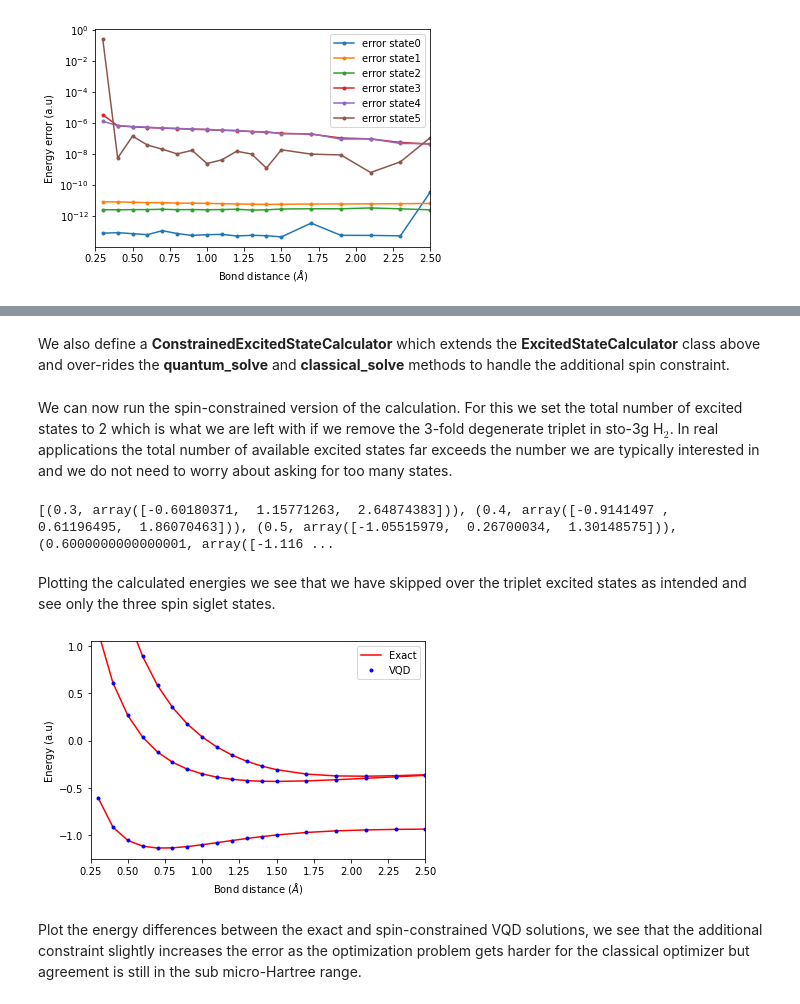
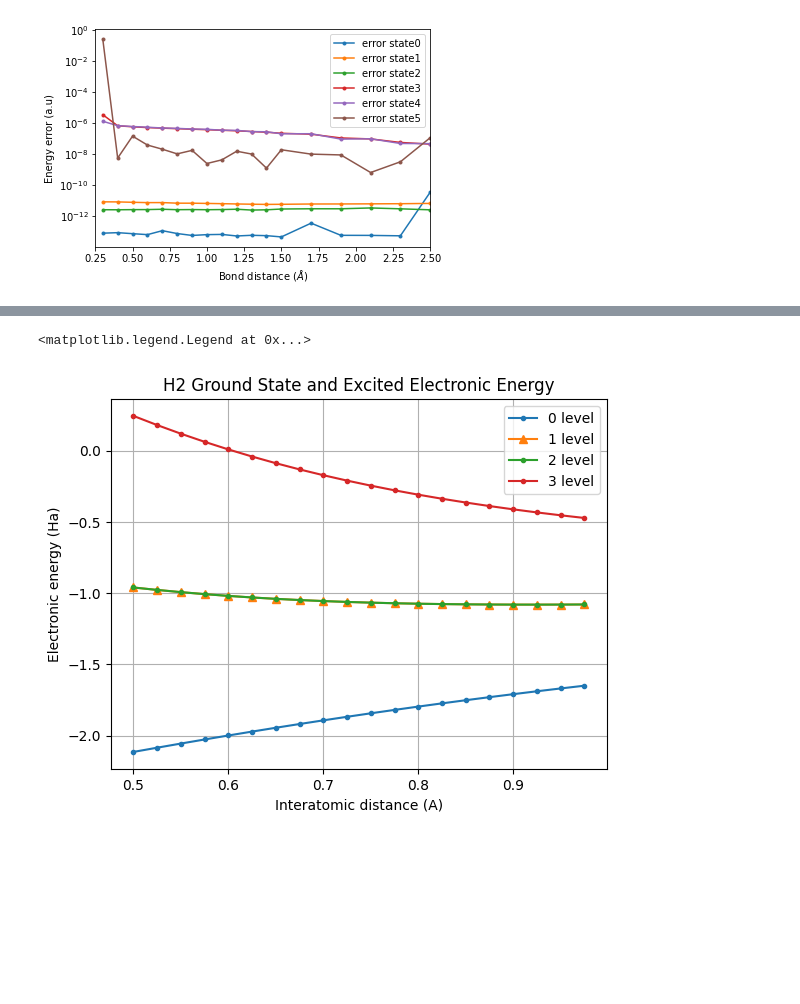
Before and after one commit to qiskit-community/qiskit-community-tutorials, a Jupyter notebook: chemistry/VQD_tutorial.ipynb, the cells around one changed output, grey strips where cells are left out. Drawn from its saved outputs; the diff is of its cells as text; code cells hidden in the pictures; blank space fills up the shorter version.

Commit message:
vqd with qiskit_algorithms

```diff
--- a/chemistry/VQD_tutorial.ipynb
+++ b/chemistry/VQD_tutorial.ipynb
@@ -70,10 +57,8 @@ The **cost_fun_gen** function puts together the VQD cost function expression and
 
 The **calculate function** loops over each of the requested target states and calls the classical optimizer (P_BFGS in this case) to refine the parameters for each eigenstate.
 # %%
-from qiskit.opflow import StateFn, ExpectationFactory, CircuitStateFn, ListOp, CircuitSampler
-from qiskit.opflow import I, X, Y, Z, Zero, One, Plus, Minus, PauliExpectation
-from qiskit.providers.aer import AerSimulator
-from qiskit.algorithms.optimizers import P_BFGS, L_BFGS_B, NELDER_MEAD, COBYLA
+#from qiskit.opflow import StateFn, ExpectationFactory, CircuitStateFn
+from qiskit.circuit.library import IGate, ZGate
 import numpy.random as npr
 import scipy.linalg as sl
 from scipy.optimize import minimize
@@ -89,7 +74,7 @@ class VQD:
         hq_op = self.qOps[0]  #Hamiltonian
 
         #Construct the n-qubit |0><0| projection operator needed for overlap estimation using opflow .
-        Qp = (1/2) * ( I + Z )
+        Qp = (1/2) * (IGate() + ZGate())
         self.zProj = Qp
         for iq in range(1, hq_op.num_qubits):
             self.zProj ^= Qp
@@ -418,2 +408,0 @@ class SpinConstrainedVQD(VQD):
-# %% [markdown]
-We also define a **ConstrainedExcitedStateCalculator** which extends the **ExcitedStateCalculator** class above and over-rides the **quantum_solve** and **classical_solve** methods to handle the additional spin constraint.
@@ -459,50 +409,17 @@ class ConstrainedExcitedStateCalculator(ExcitedStateCalculator):
-# %% [markdown]
-We can now run the spin-constrained version of the calculation. For this we set the total number of excited states to 2 which is what we are left with if we remove the 3-fold degenerate triplet in sto-3g H$_2$. In real applications the total number of available excited states far exceeds the number we are typically interested in and we do not need to worry about asking for too many states.
 # %%
-n_excited_states = 2
-counter = 0
-geom_vs_efci = []
+energies = np.array(energies)
 
-for bond_distance in [ 0.3 + i*0.1 for i in range(12) ] + [ 1.5 + i*0.2 for i in range(6) ]:
-    #define molecular geometry
-    geometry = [["H", [0.0, 0.0, 0.0]], ["H", [0.0, 0.0, bond_distance]]]
+for j in range(k):
+    if j == 1:
+        pylab.plot(distances, energies[:, j], label=f'{j} level', marker='^')
+    else:
+        pylab.plot(distances, energies[:, j], label=f'{j} level', marker='.')
 
-    #instantiate the solver
-
-    pes = ConstrainedExcitedStateCalculator(geometry)
-    fci_eigs = pes.classical_solve(n_excited_states)
-
-    geom_vs_efci.append((bond_distance, fci_eigs))
-
-    counter += 1
-
-print(geom_vs_efci)
+pylab.grid()
+pylab.xlabel('Interatomic distance (A)')
+pylab.ylabel('Electronic energy (Ha)')
+pylab.title('H2 Ground State and Excited Electronic Energy')
+pylab.legend(loc='upper right')
 # %% [output]
-[(0.3, array([-0.60180371,  1.15771263,  2.64874383])), (0.4, array([-0.9141497 ,  0.61196495,  1.86070463])), (0.5, array([-1.05515979,  0.26700034,  1.30148575])), (0.6000000000000001, array([-1.116 ...
+<matplotlib.legend.Legend at 0x...>
+[figure, added]
-# %% [markdown]
-Plotting the calculated energies we see that we have skipped over the triplet excited states as intended and see only  the three spin siglet states.
-# %%
-import matplotlib.pyplot as plt
-
-x = [ t[0] for t in geom_vs_energies ]
-for iex in range(n_excited_states + 1):
-    e_ex = [ t[1][iex] for t in geom_vs_energies ]
-    fci_ex = [ t[1][iex] for t in geom_vs_efci ]
-    if iex == 0:
-        plt.plot(x, fci_ex, color='red', label='Exact')
-        plt.plot(x, e_ex, '.', color='blue', label='VQD')
-    else:
-        plt.plot(x, fci_ex, color='red')
-        plt.plot(x, e_ex, '.', color='blue')
-
-plt.ylabel('Energy (a.u)')
-plt.xlabel('Bond distance ($\AA$)')
-
-plt.xlim([0.25, 2.5])
-plt.ylim([-1.25, 1.05])
-plt.legend()
-plt.show()
-# %% [output]
-[figure, removed]
-# %% [markdown]
-Plot the energy differences between the exact and spin-constrained VQD solutions, we see that the additional constraint slightly increases the error as the optimization problem gets harder for the classical optimizer but agreement is still in the sub micro-Hartree range.
```
Also changed, not shown: parts of 48 cells of this notebook.
